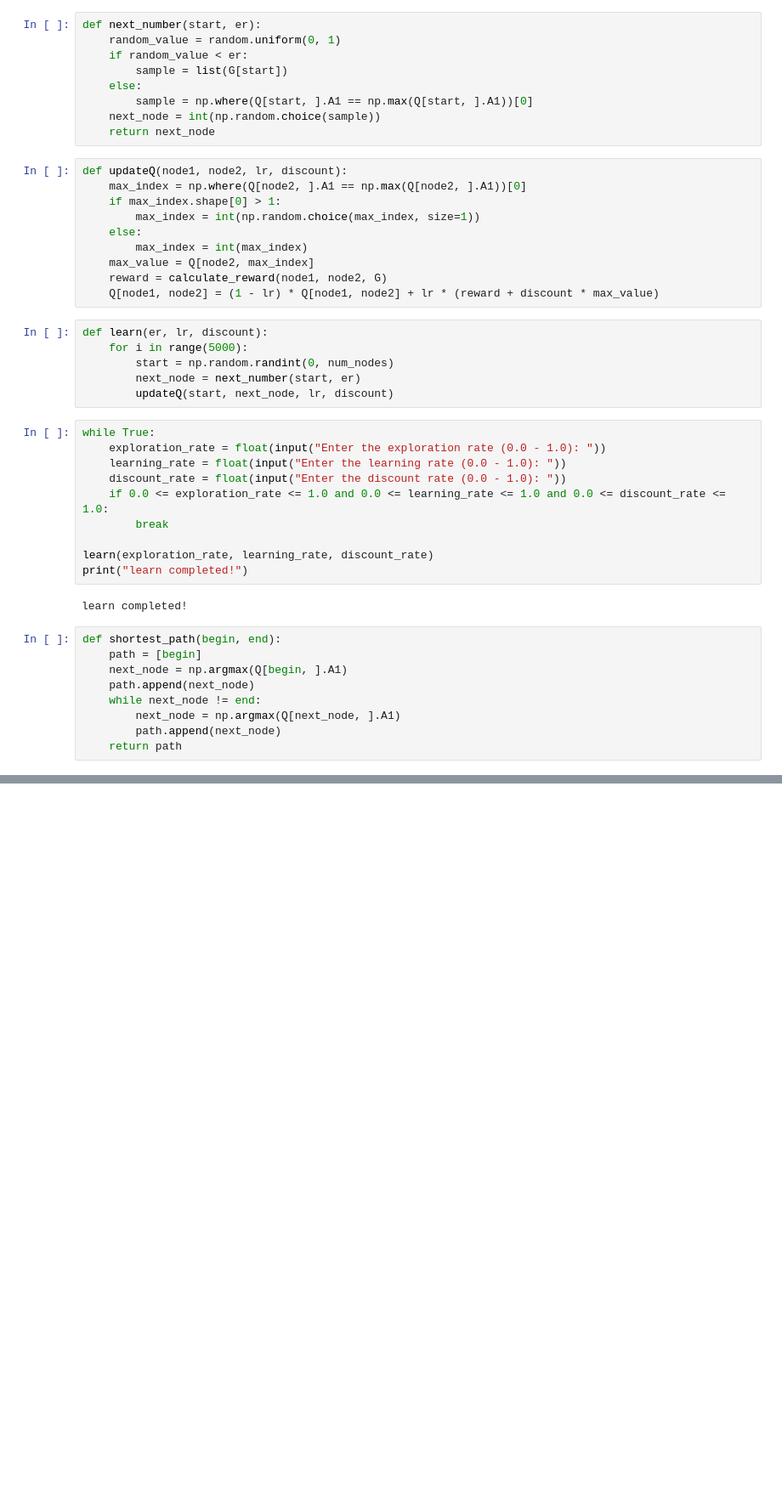
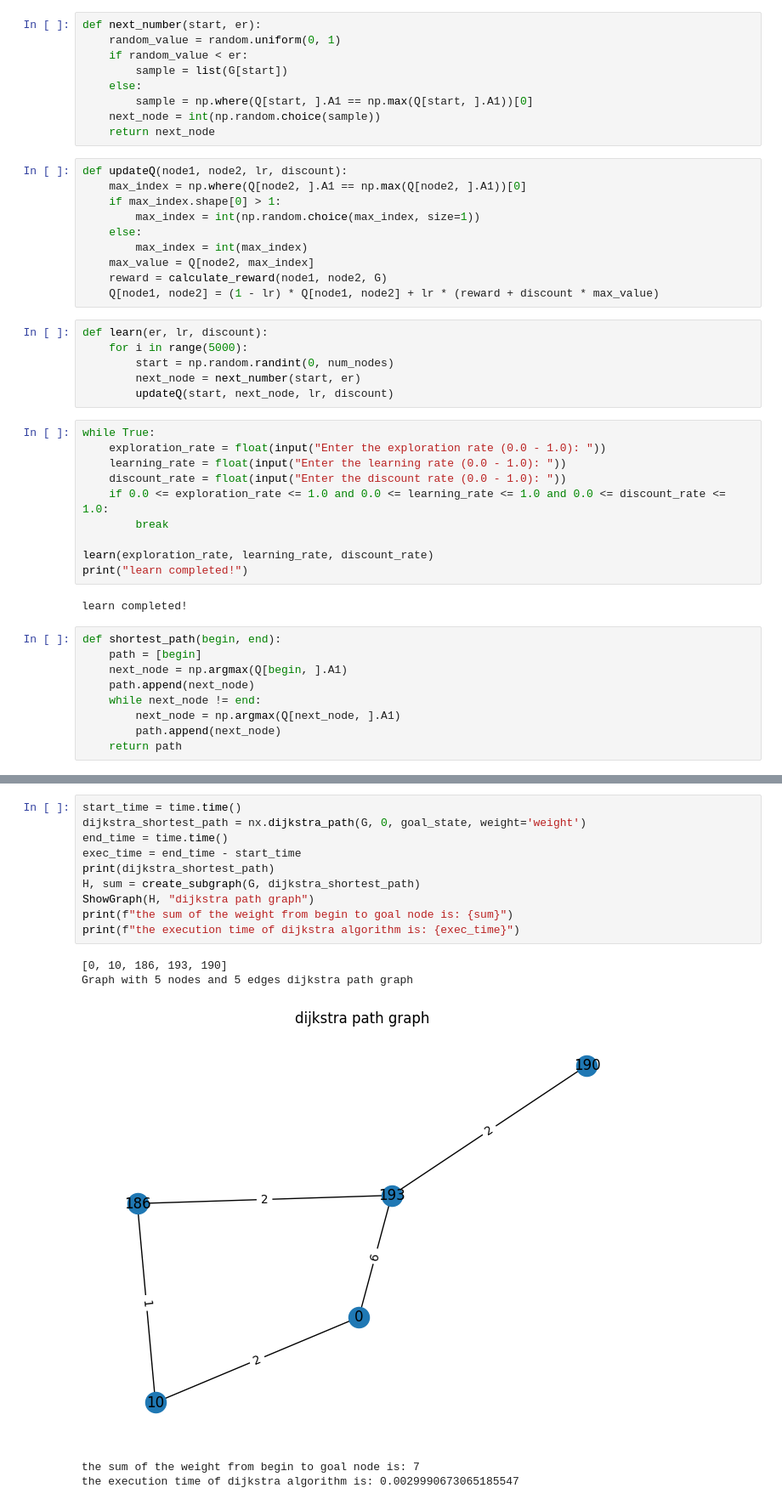
Before and after one commit to ssjd08/path-finding-with-Q-learning-reinforcement-learning-, a Jupyter notebook: q_learning.ipynb, the cells around one changed output, grey strips where cells are left out. Shown at 85% size. Saved outputs shown, nothing was run; the diff lists cells and outputs as text; blank space fills up the shorter version.

```diff
--- a/q_learning.ipynb
+++ b/q_learning.ipynb
@@ -131,0 +105,16 @@ NameError: name 'x' is not defined
+# %%
+start_time = time.time()
+dijkstra_shortest_path = nx.dijkstra_path(G, 0, goal_state, weight='weight')
+end_time = time.time()
+exec_time = end_time - start_time
+print(dijkstra_shortest_path)
+H, sum = create_subgraph(G, dijkstra_shortest_path)
+ShowGraph(H, "dijkstra path graph")
+print(f"the sum of the weight from begin to goal node is: {sum}")
+print(f"the execution time of dijkstra algorithm is: {exec_time}")
+# %% [output]
+[0, 10, 186, 193, 190]
+Graph with 5 nodes and 5 edges dijkstra path graph
+[figure, added]
+the sum of the weight from begin to goal node is: 7
+the execution time of dijkstra algorithm is: 0.0029990673065185547
```
Also changed, not shown: parts of 11 cells of this notebook, 6 other files.
